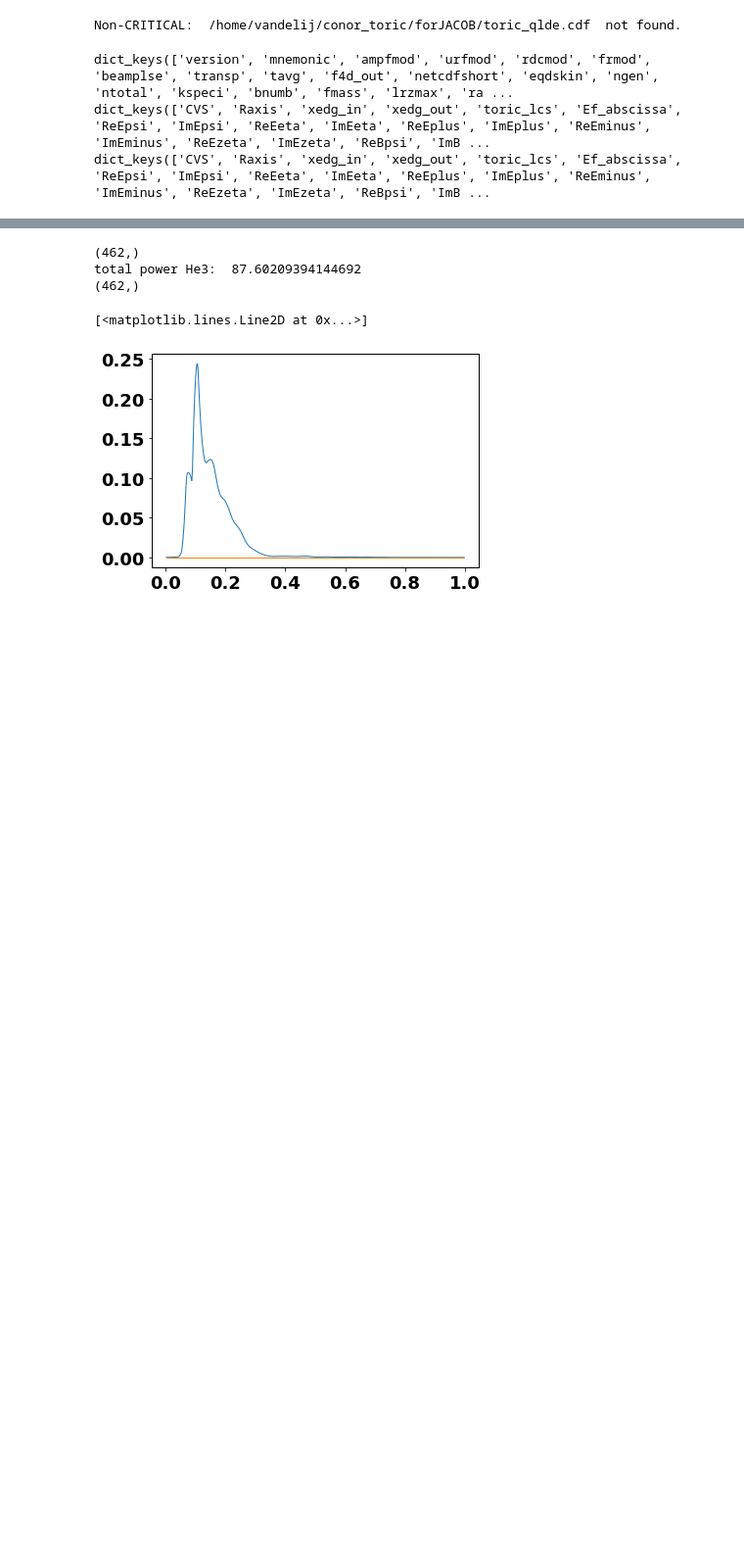
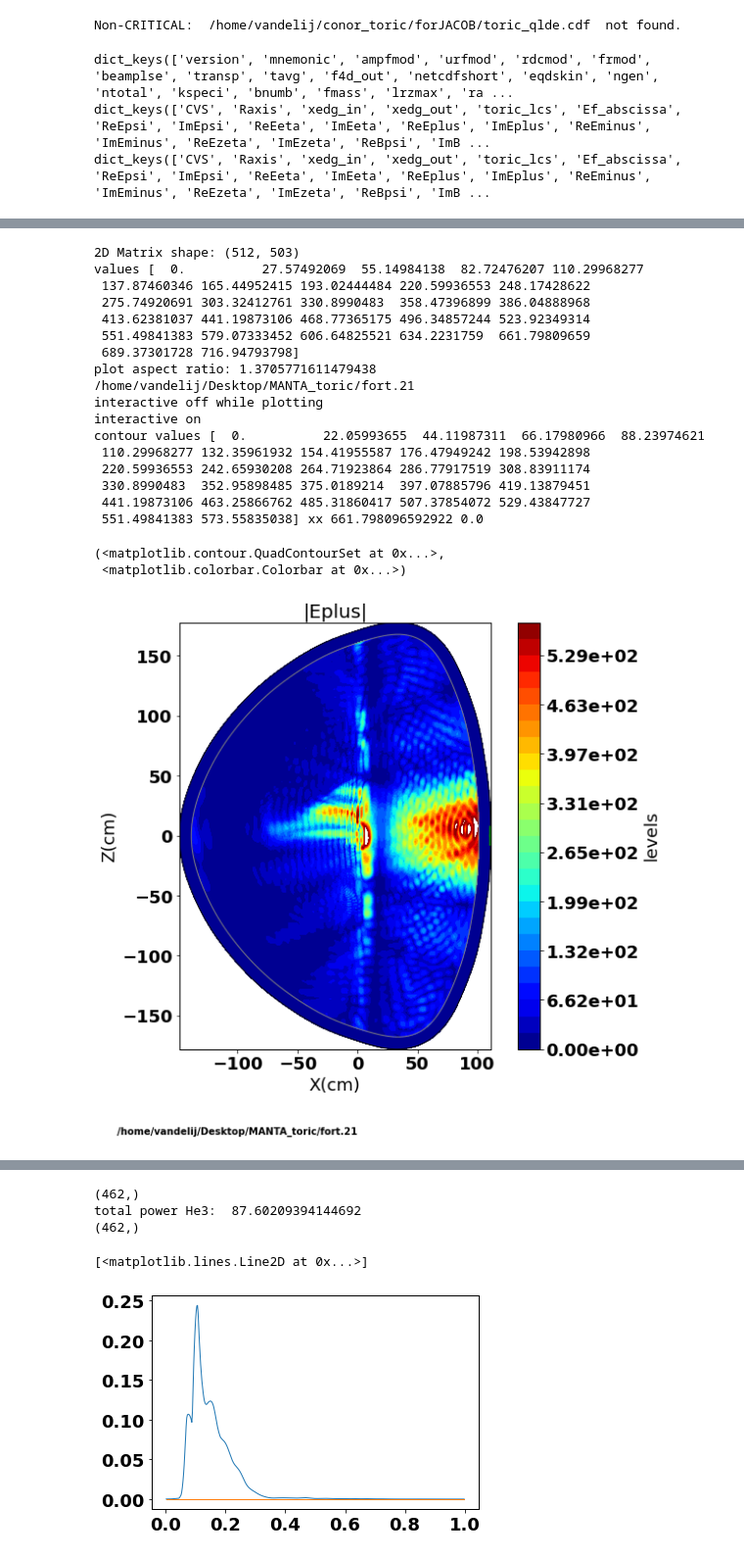
Before and after one commit to vandelij/MANTA_toric, a Jupyter notebook: process_toric_cql.ipynb, the cells around one changed output, grey strips where cells are left out. Shown at 98% size. Saved outputs shown, nothing was run; the diff lists cells and outputs as text; code cells hidden in the pictures; blank space fills up the shorter version.

```diff
--- a/process_toric_cql.ipynb
+++ b/process_toric_cql.ipynb
@@ -47,0 +88,23 @@ dict_keys(['CVS', 'Raxis', 'xedg_in', 'xedg_out', 'toric_lcs', 'Ef_abscissa', 'R
+# %%
+toric.plot_2Dfield('Eplus',logl=-20, im=True, scaletop=0.8)
+# %% [output]
+2D Matrix shape: (512, 503)
+values [  0.          27.57492069  55.14984138  82.72476207 110.29968277
+ 137.87460346 165.44952415 193.02444484 220.59936553 248.17428622
+ 275.74920691 303.32412761 330.8990483  358.47396899 386.04888968
+ 413.62381037 441.19873106 468.77365175 496.34857244 523.92349314
+ 551.49841383 579.07333452 606.64825521 634.2231759  661.79809659
+ 689.37301728 716.94793798]
+plot aspect ratio: 1.3705771611479438
+/home/vandelij/Desktop/MANTA_toric/fort.21
+interactive off while plotting
+interactive on
+contour values [  0.          22.05993655  44.11987311  66.17980966  88.23974621
+ 110.29968277 132.35961932 154.41955587 176.47949242 198.53942898
+ 220.59936553 242.65930208 264.71923864 286.77917519 308.83911174
+ 330.8990483  352.95898485 375.0189214  397.07885796 419.13879451
+ 441.19873106 463.25866762 485.31860417 507.37854072 529.43847727
+ 551.49841383 573.55835038] xx 661.798096592922 0.0
+(<matplotlib.contour.QuadContourSet at 0x...>,
+ <matplotlib.colorbar.Colorbar at 0x...>)
+[figure, added]
```
Also changed, not shown: parts of 6 cells of this notebook, 1 other file.
